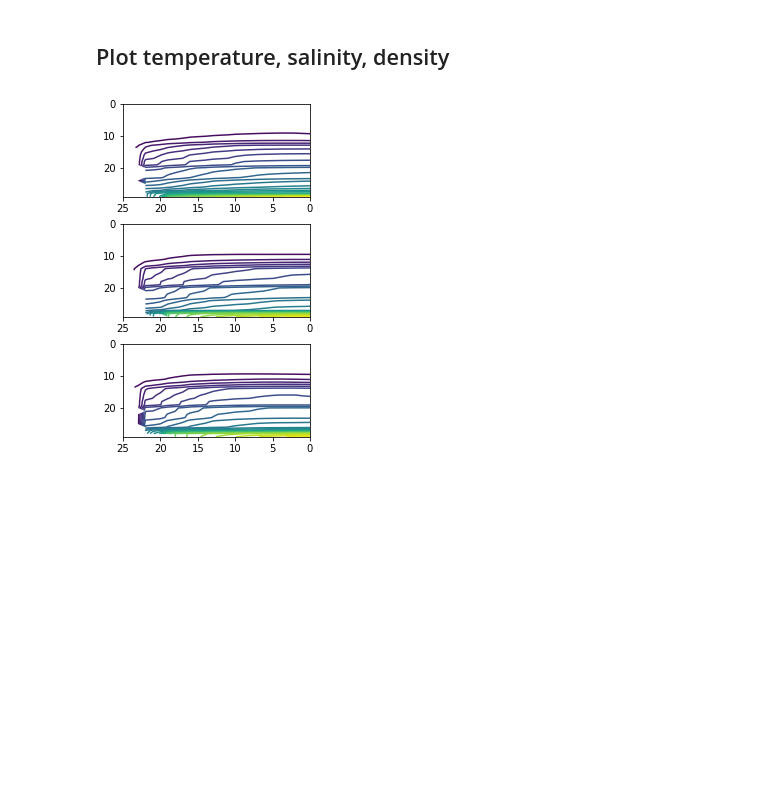
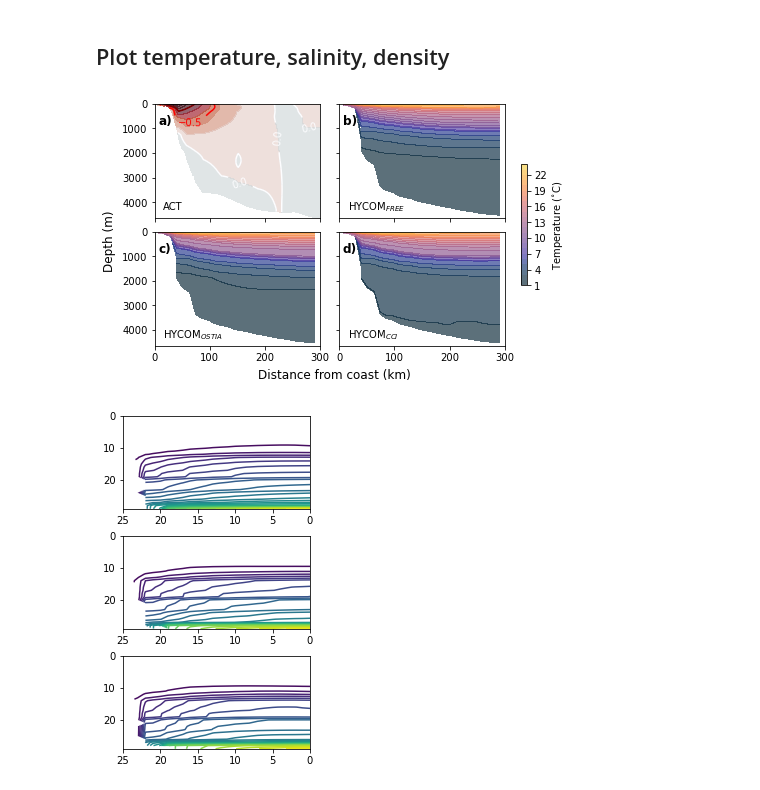
Before and after one commit to HarryLuyt/paper1_scripts, a Jupyter notebook: Scripts/HYCOM_ACT_Section.ipynb, the cells around one changed output. Cells and saved outputs as stored; diff of their text form; code cells hidden in the pictures; blank space fills up the shorter version.

Commit message:
Plot temperature sections the same way as velocity sections

```diff
--- a/Scripts/HYCOM_ACT_Section.ipynb
+++ b/Scripts/HYCOM_ACT_Section.ipynb
@@ -181,6 +181,58 @@ plt.savefig(f'{save_dir}/{fig_name}', dpi=300, bbox_inches='tight', format='png'
 [figure]
 # %% [markdown]
 ## Plot temperature, salinity, density
+# %%
+simulations = [FREE_rot, OSTIA_rot, CCI_rot]
+fig, axs = plt.subplots(2, 2, figsize = (6.5, 4), constrained_layout = True, sharex = True,
+                       sharey = True)
+
+axs[0,0].contourf(ACT['distance'], ACT['depth'], ACT['v'].mean(dim = 'time').transpose(),
+                  11, vmin = -1.0, vmax = 1.0, cmap = cmo.balance_r, alpha = 0.65)
+CS = axs[0,0].contour(ACT['distance'], ACT['depth'], ACT['v'].mean(dim = 'time').transpose(),
+                      np.arange(-1,1.5,0.5), vmin = -1.0, vmax = 1.0, cmap = 'seismic_r',
+                      alpha = 1)
+axs[0,0].clabel(CS, np.arange(-0.5,1.5,0.5), inline = True)
+
+# Only call axis inversion once, otherwise loop will revert flipping (3 x flips in loop)
+axs[0,0].invert_yaxis()
+
+for i, ax in enumerate(axs.flatten()[1:]):
+    img = ax.contourf(np.tile(simulations[i]['distance'], (30, 1)),
+                simulations[i]['intf_lower'].mean(dim = 'time'),
+                simulations[i]['temp'].mean(dim = 'time'), 24,
+                vmin = 2, vmax = 26, cmap = cmo.thermal, alpha = 0.65)
+#     img = ax.pcolormesh(np.tile(simulations[i]['distance'], (30, 1)),
+#                 simulations[i]['intf_lower'].mean(dim = 'time'),
+#                 simulations[i]['temp'].mean(dim = 'time'),
+#                 vmin = 0, vmax = 30, cmap = cmo.thermal, alpha = 0.65)
+#     CS = ax.contour(np.tile(simulations[i]['distance'], (30, 1)),
+#                     simulations[i]['intf_lower'].mean(dim = 'time'),
+#                     simulations[i]['temp'].mean(dim = 'time'), np.arange(-1, 1.5, 0.5),
+#                     vmin = 0, vmax = 30, cmap = , alpha = 1)
+#     ax.clabel(CS, np.arange(-0.5,1.5,0.5), inline = True)
+
+# Add subplot labels
+for subp_no, ax in enumerate(axs.flatten()):
+    subp_label = chr(ord('a') + subp_no)
+    subp_DatasetName = ['ACT', 'HYCOM$_{FREE}$', 'HYCOM$_{OSTIA}$', 'HYCOM$_{CCI}$'][subp_no]
+    ax.text(0.02, 0.85, f'{subp_label})', horizontalalignment='left',
+            verticalalignment='center', transform=ax.transAxes,
+            fontsize='large', fontweight='semibold')
+    ax.text(0.05, 0.1, f'{subp_DatasetName}', horizontalalignment='left',
+            verticalalignment='center', transform=ax.transAxes,
+            fontsize='medium', fontweight='regular')
+
+fig.supxlabel('Distance from coast (km)')
+fig.supylabel('Depth (m)')
+cbar = plt.colorbar(img, ax=axs[:], location='right', shrink=0.5, extend='both',
+                    pad=0.02)
+cbar.set_label('Temperature ($^{\circ}$C)')
+
+save_dir = '../Figures/act'
+fig_name = 'HYCOM_ACT_temperatureMean.png'
+plt.savefig(f'{save_dir}/{fig_name}', dpi=300, bbox_inches='tight', format='png')
+# %% [output]
+[figure, added]
 # %%
 def plot_TempSection(datasets):
     '''Plot vertical sections of HYCOM along ACT transect.
```
